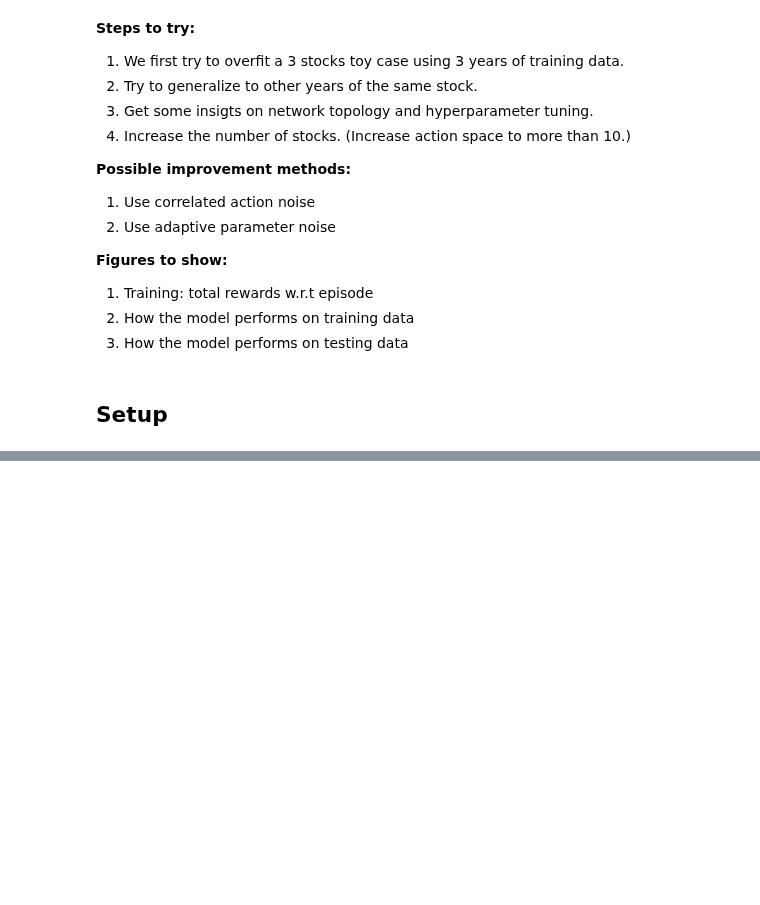
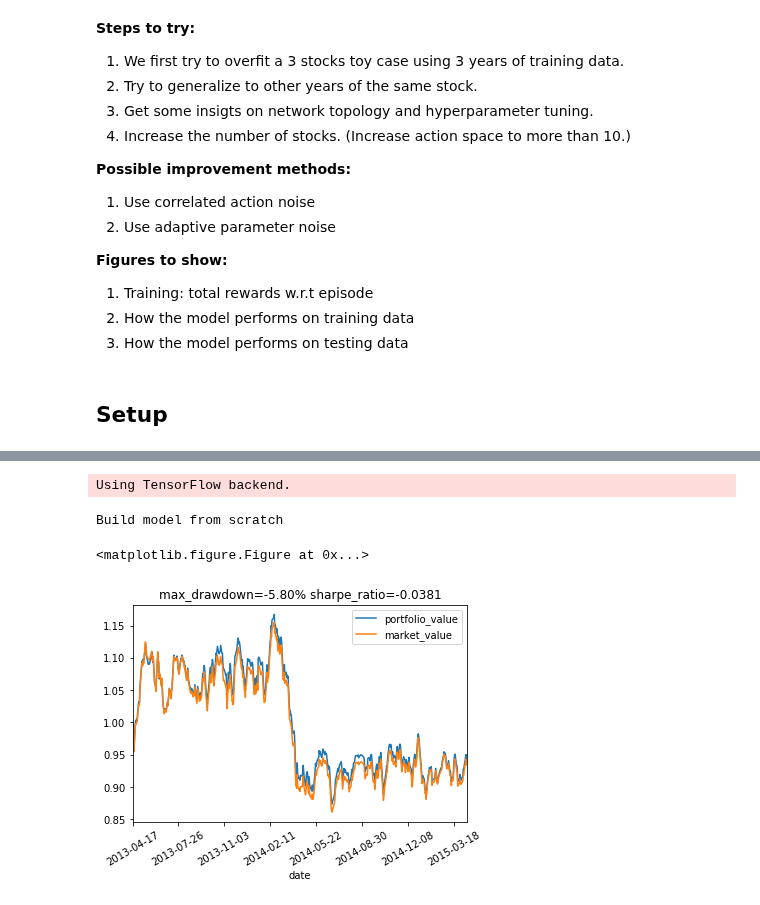
Before and after one commit to vermouth1992/drl-portfolio-management, a Jupyter notebook: src/ddpg_experiments.ipynb, the cells around one changed output, grey strips where cells are left out. Saved outputs shown, nothing was run; the diff lists cells and outputs as text; code cells hidden in the pictures; blank space fills up the shorter version.

```diff
--- a/src/ddpg_experiments.ipynb
+++ b/src/ddpg_experiments.ipynb
@@ -66,23 +73,29 @@ for i in range(len(target_stocks)):
 from environment.portfolio import PortfolioEnv
 # %%
 # instantiate environment, 3 stocks, no trading cost, window_length 50, start_date sample each time
-env = PortfolioEnv(target_history, target_stocks, trading_cost=0.0)
+env = PortfolioEnv(target_history, target_stocks)
 from model.ddpg.ddpg import DDPG
 # instantiate DDPG model
 ddpg_model = DDPG(env=env)
 ddpg_model.build_model()
+# %% [output]
+Using TensorFlow backend.
+Build model from scratch
 # %%
 # starts to train the model, hopefully it would work
 ddpg_model.train(print_every_step=1, verbose=False, debug=False)
 # %%
 # evaluate the model with training data
-env = PortfolioEnv(target_history, target_stocks, trading_cost=0.0)
+env = PortfolioEnv(target_history, target_stocks)
 observation, action = env.reset()
 done = False
 while not done:
     action = ddpg_model.predict(observation, action)
     action = np.squeeze(action, axis=0)
     observation, _, done, _ = env.step(action)
 env._render()
+# %% [output]
+<matplotlib.figure.Figure at 0x...>
+[figure, added]
 # %%
 # evaluate the model with unseen data from same stock
```
Also changed, not shown: parts of 3 cells of this notebook, 5 other files.
